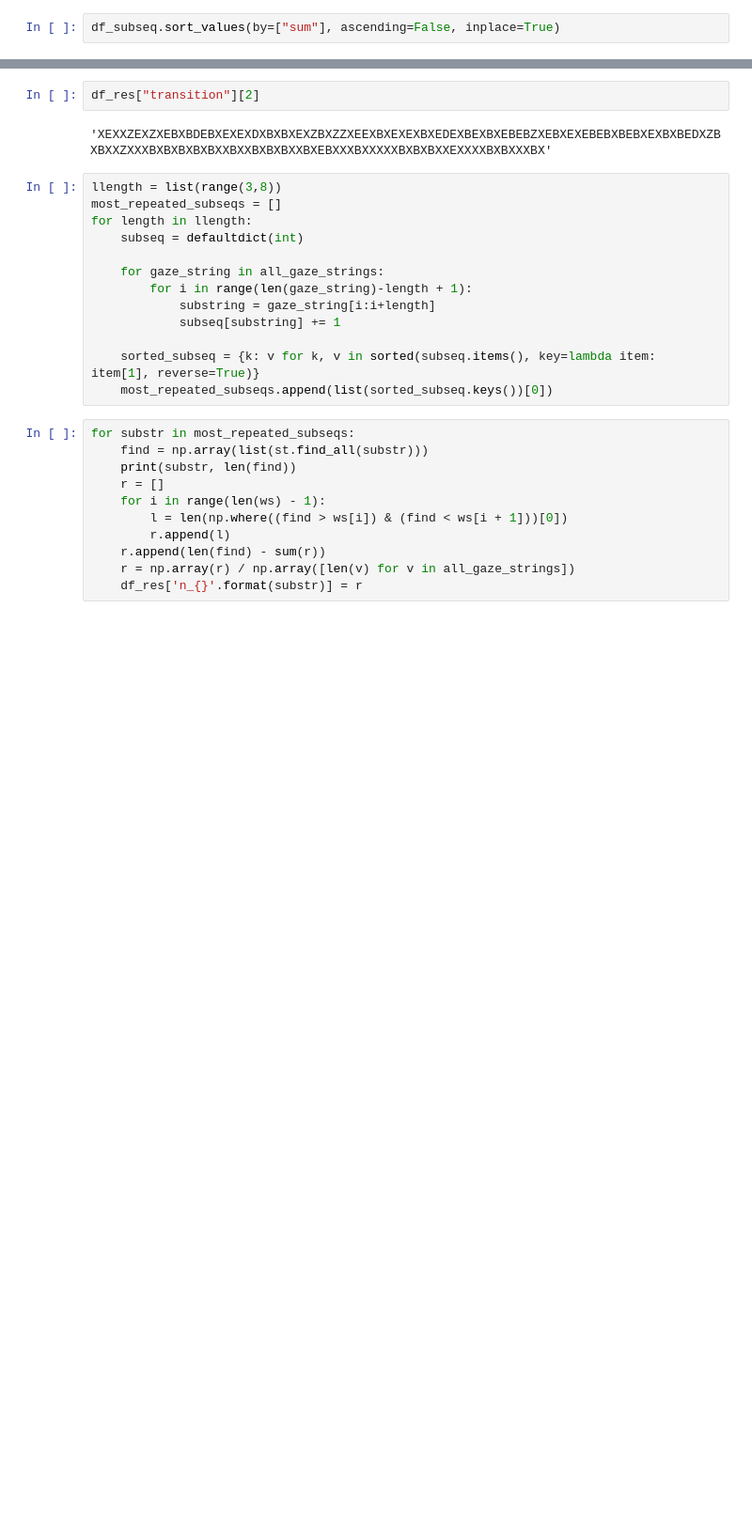
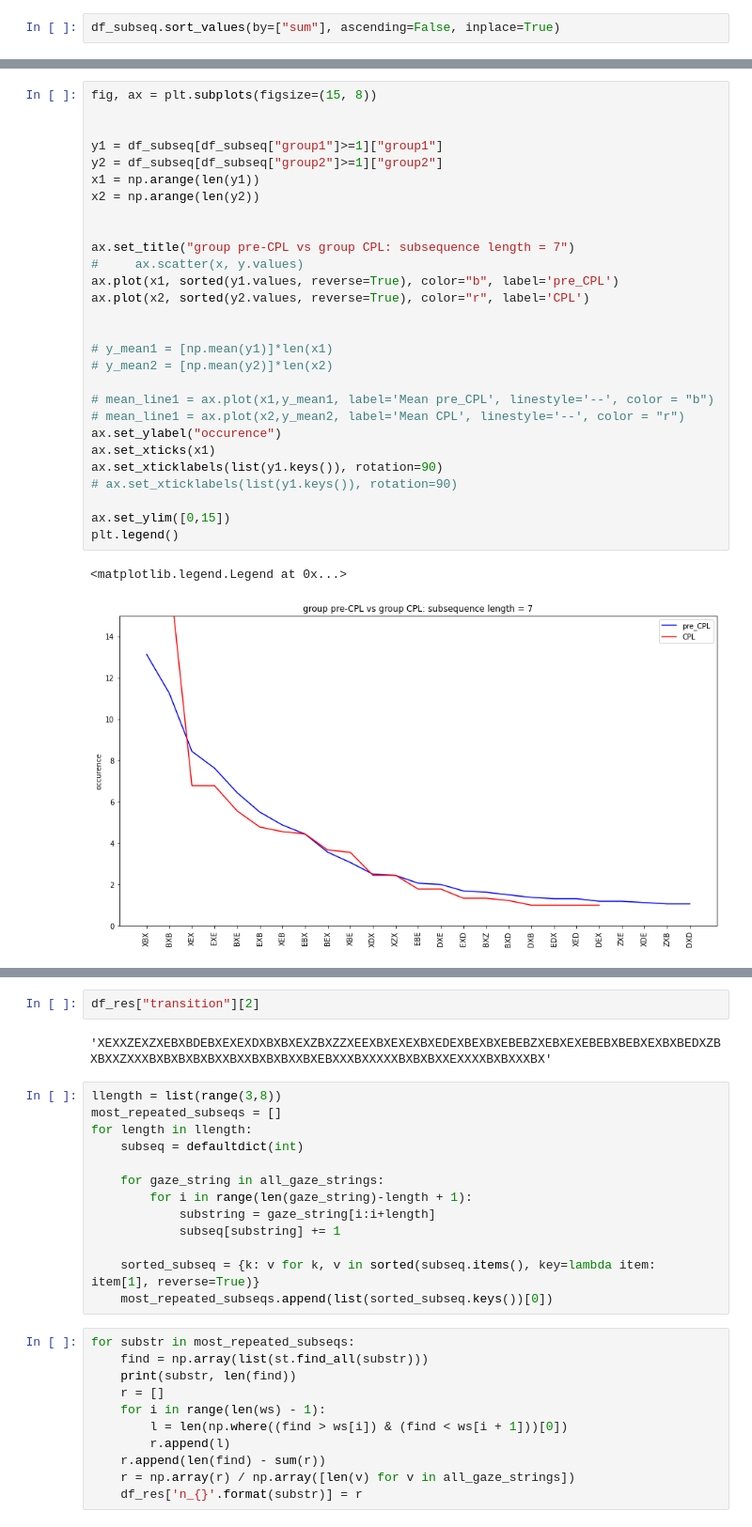
Before and after one commit to habom2310/eye-tracking-in-aviation, a Jupyter notebook: subsequence frequency.ipynb, the cells around one changed output, grey strips where cells are left out. Shown at 94% size. Drawn from its saved outputs; the diff is of its cells as text; blank space fills up the shorter version.

```diff
--- a/subsequence frequency.ipynb
+++ b/subsequence frequency.ipynb
@@ -551,0 +604,31 @@ Name: 007, dtype: float64
+# %%
+fig, ax = plt.subplots(figsize=(15, 8))
+
+
+y1 = df_subseq[df_subseq["group1"]>=1]["group1"]
+y2 = df_subseq[df_subseq["group2"]>=1]["group2"]
+x1 = np.arange(len(y1))
+x2 = np.arange(len(y2))
+
+
+ax.set_title("group pre-CPL vs group CPL: subsequence length = 7")
+#     ax.scatter(x, y.values)
+ax.plot(x1, sorted(y1.values, reverse=True), color="b", label='pre_CPL')
+ax.plot(x2, sorted(y2.values, reverse=True), color="r", label='CPL')
+
+
+# y_mean1 = [np.mean(y1)]*len(x1)
+# y_mean2 = [np.mean(y2)]*len(x2)
+
+# mean_line1 = ax.plot(x1,y_mean1, label='Mean pre_CPL', linestyle='--', color = "b")
+# mean_line1 = ax.plot(x2,y_mean2, label='Mean CPL', linestyle='--', color = "r")
+ax.set_ylabel("occurence")
+ax.set_xticks(x1)
+ax.set_xticklabels(list(y1.keys()), rotation=90)
+# ax.set_xticklabels(list(y1.keys()), rotation=90)
+
+ax.set_ylim([0,15])
+plt.legend()
+# %% [output]
+<matplotlib.legend.Legend at 0x...>
+[figure, added]
```
Also changed, not shown: parts of 16 cells of this notebook, 9 other files.
